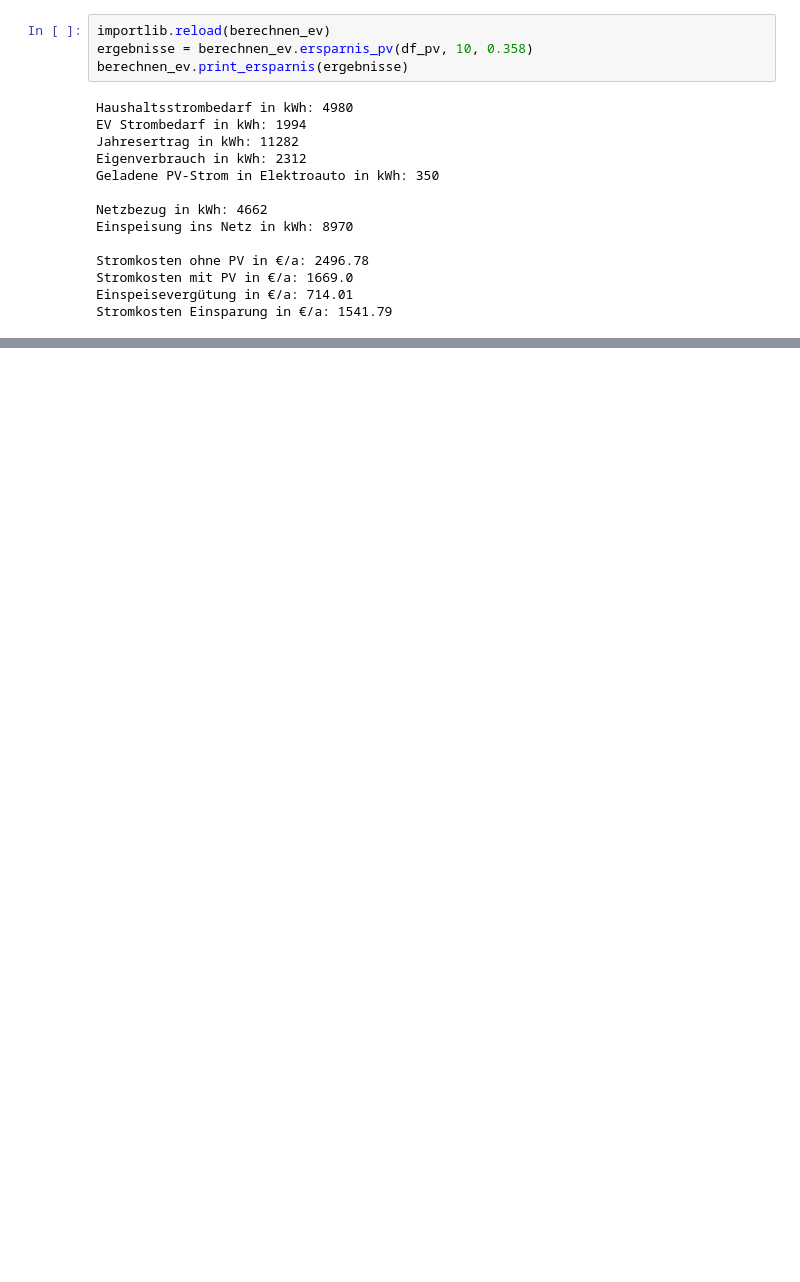
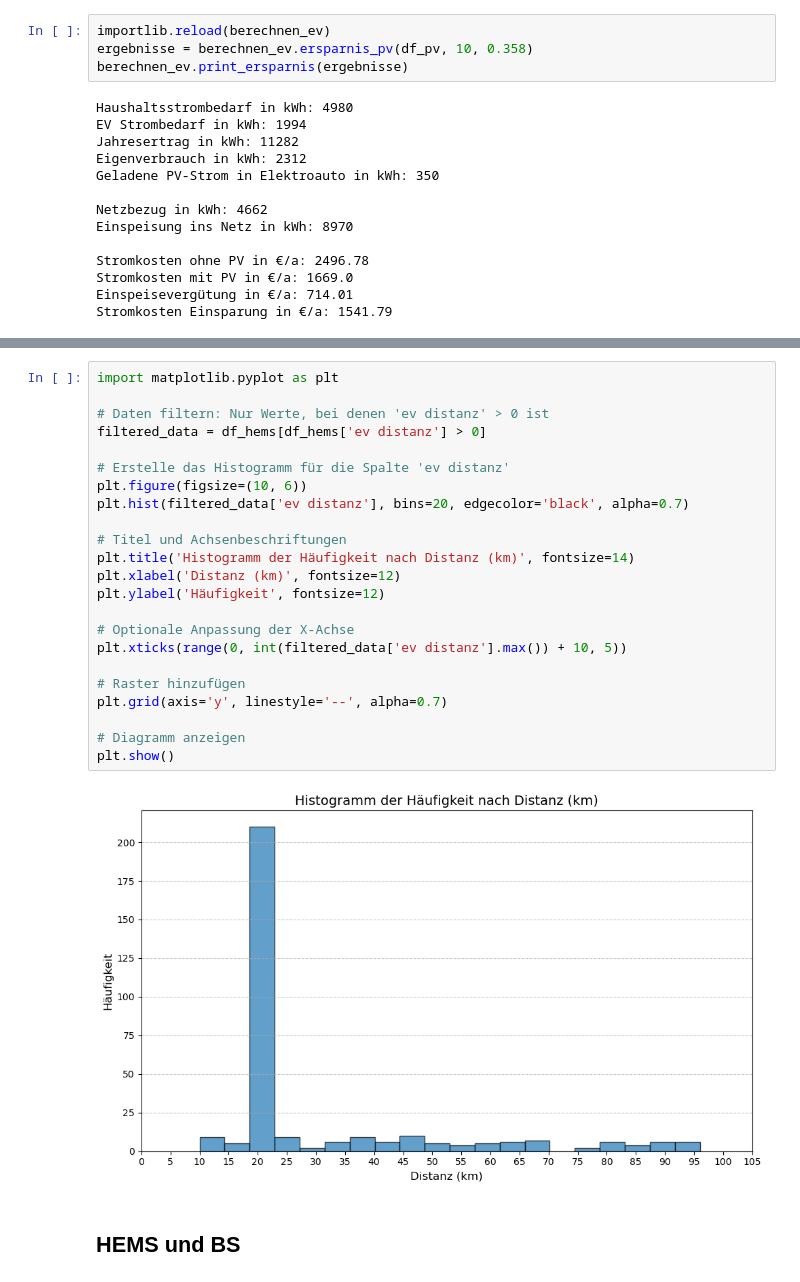
Before and after one commit to d-esplo/hemsrechner, a Jupyter notebook: test_ev_250124.ipynb, the cells around one changed output, grey strips where cells are left out. Drawn from its saved outputs; the diff is of its cells as text; blank space fills up the shorter version.

```diff
--- a/test_ev_250124.ipynb
+++ b/test_ev_250124.ipynb
@@ -86,0 +120,27 @@ Stromkosten Einsparung in €/a: 2265.63
+# %%
+import matplotlib.pyplot as plt
+
+# Daten filtern: Nur Werte, bei denen 'ev distanz' > 0 ist
+filtered_data = df_hems[df_hems['ev distanz'] > 0]
+
+# Erstelle das Histogramm für die Spalte 'ev distanz'
+plt.figure(figsize=(10, 6))
+plt.hist(filtered_data['ev distanz'], bins=20, edgecolor='black', alpha=0.7)
+
+# Titel und Achsenbeschriftungen
+plt.title('Histogramm der Häufigkeit nach Distanz (km)', fontsize=14)
+plt.xlabel('Distanz (km)', fontsize=12)
+plt.ylabel('Häufigkeit', fontsize=12)
+
+# Optionale Anpassung der X-Achse
+plt.xticks(range(0, int(filtered_data['ev distanz'].max()) + 10, 5))
+
+# Raster hinzufügen
+plt.grid(axis='y', linestyle='--', alpha=0.7)
+
+# Diagramm anzeigen
+plt.show()
+# %% [output]
+[figure, added]
+# %% [markdown]
+## HEMS und BS
```
Also changed, not shown: parts of 11 cells of this notebook, 8 other files.
